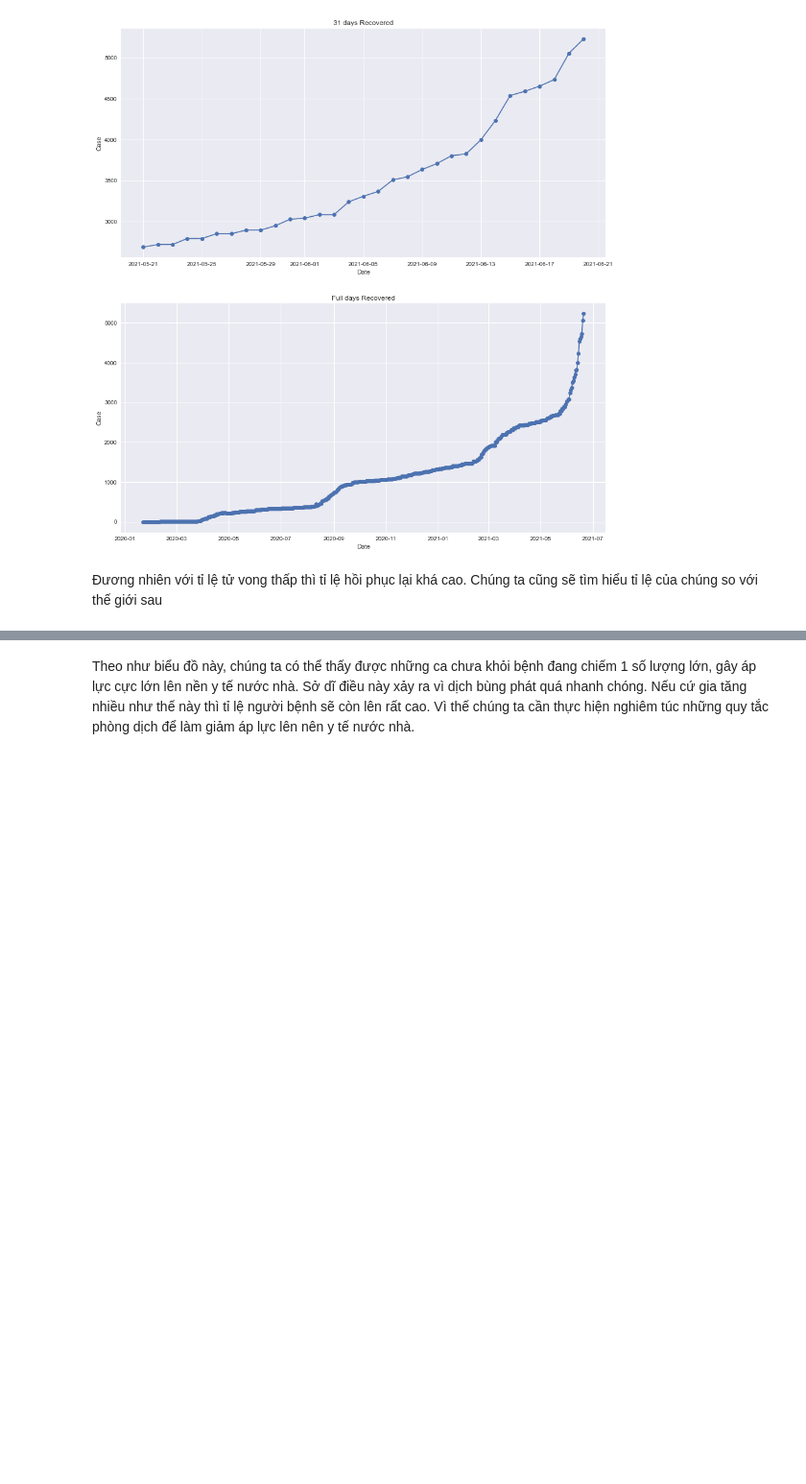
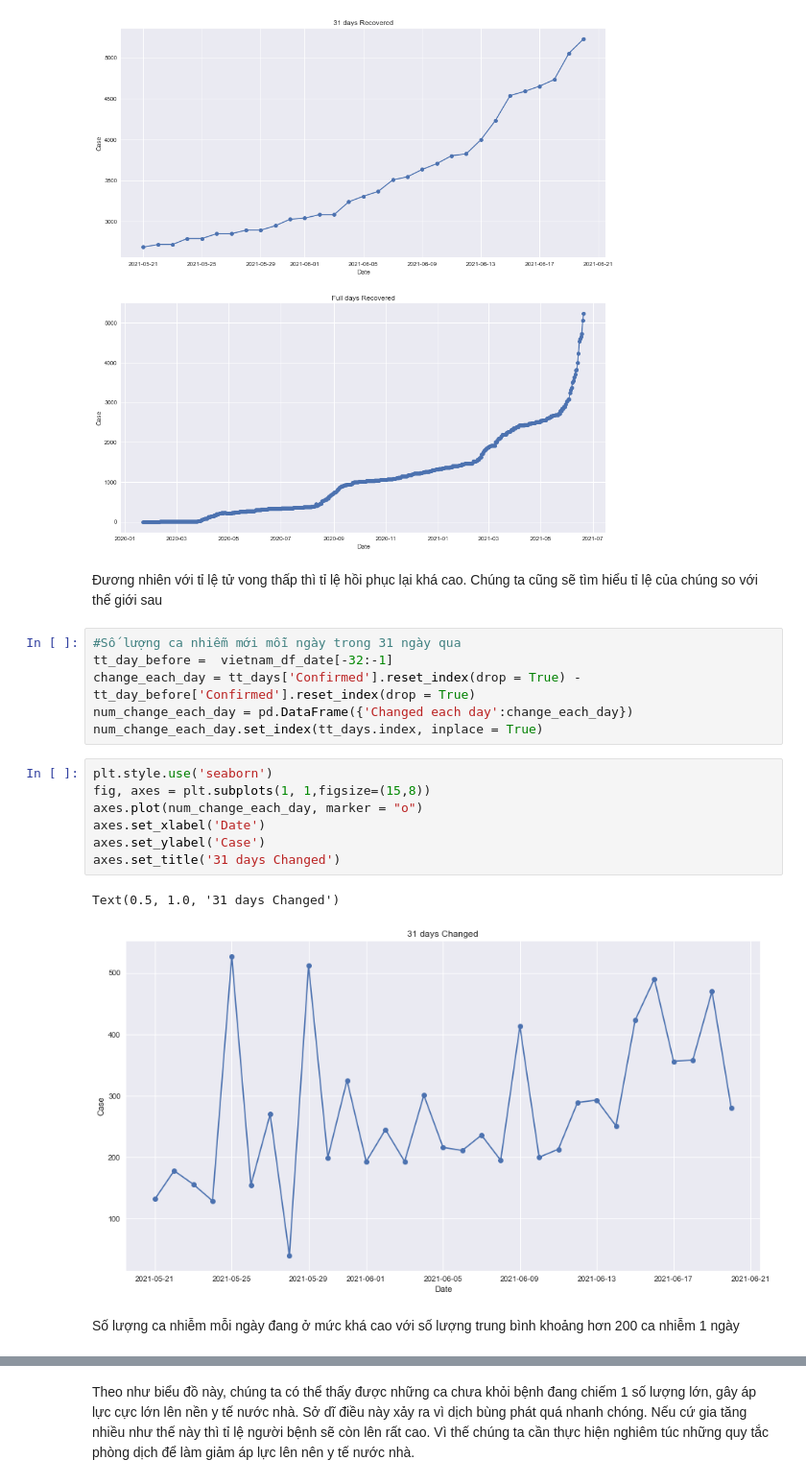
Before and after one commit to LT-cho-KHDL/Final-lab-p4ds, a Jupyter notebook: Final.ipynb, the cells around one changed output, grey strips where cells are left out. Shown at 96% size. Saved outputs shown, nothing was run; the diff lists cells and outputs as text; blank space fills up the shorter version.

Commit message:
Update Final.ipynb
Chỉnh sửa thêm phần số ca mắc mỗi ngày thêm vào phần trả lời

```diff
--- a/Final.ipynb
+++ b/Final.ipynb
@@ -295,6 +295,24 @@ Text(0.5, 1.0, 'Full days Recovered')
 [figure]
 # %% [markdown]
 Đương nhiên với tỉ lệ tử vong thấp thì tỉ lệ hồi phục lại khá cao. Chúng ta cũng sẽ tìm hiểu tỉ lệ của chúng so với thế giới sau
+# %%
+#Số lượng ca nhiễm mới mỗi ngày trong 31 ngày qua
+tt_day_before =  vietnam_df_date[-32:-1]
+change_each_day = tt_days['Confirmed'].reset_index(drop = True) - tt_day_before['Confirmed'].reset_index(drop = True)
+num_change_each_day = pd.DataFrame({'Changed each day':change_each_day})
+num_change_each_day.set_index(tt_days.index, inplace = True)
+# %%
+plt.style.use('seaborn')
+fig, axes = plt.subplots(1, 1,figsize=(15,8))
+axes.plot(num_change_each_day, marker = "o")
+axes.set_xlabel('Date')
+axes.set_ylabel('Case')
+axes.set_title('31 days Changed')
+# %% [output]
+Text(0.5, 1.0, '31 days Changed')
+[figure, added]
+# %% [markdown]
+Số lượng ca nhiễm mỗi ngày đang ở mức khá cao với số lượng trung bình khoảng hơn 200 ca nhiễm 1 ngày
 # %%
 #Tỉ lệ tử vong / hồi phục / còn lại của Việt Nam
 percent_chart = vietnam_df.copy()
```
Also changed, not shown: parts of 2 cells of this notebook.
